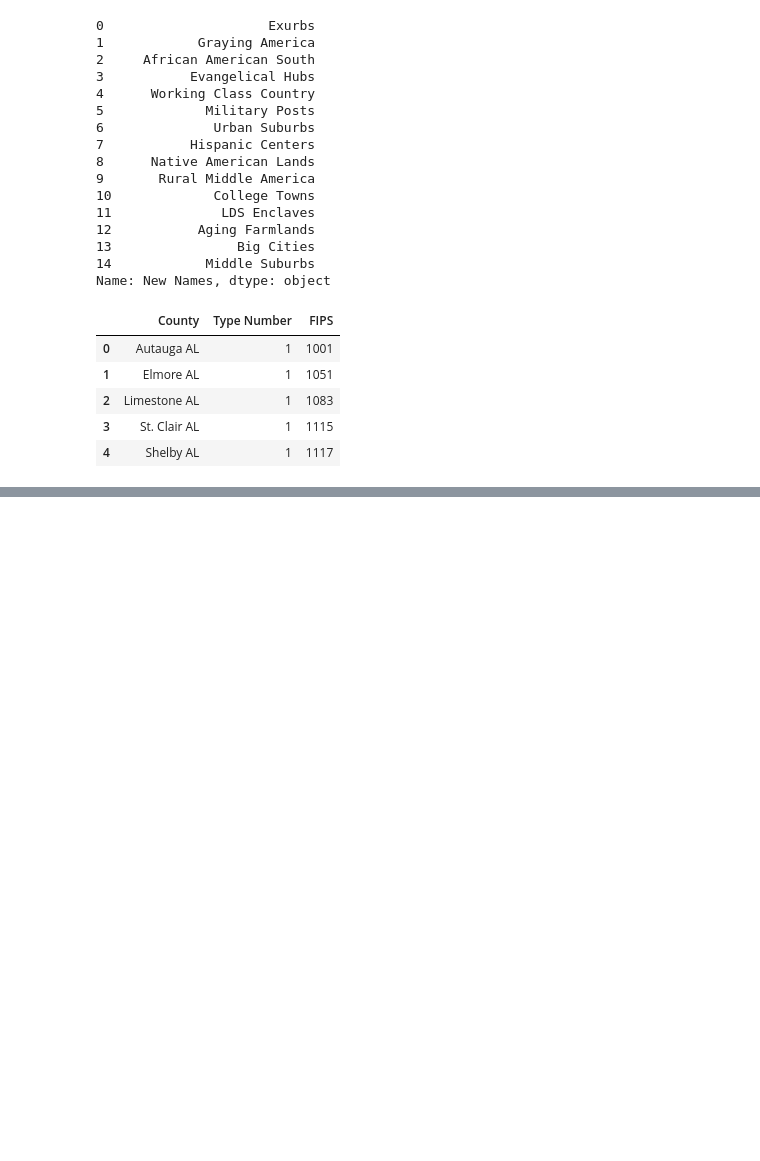
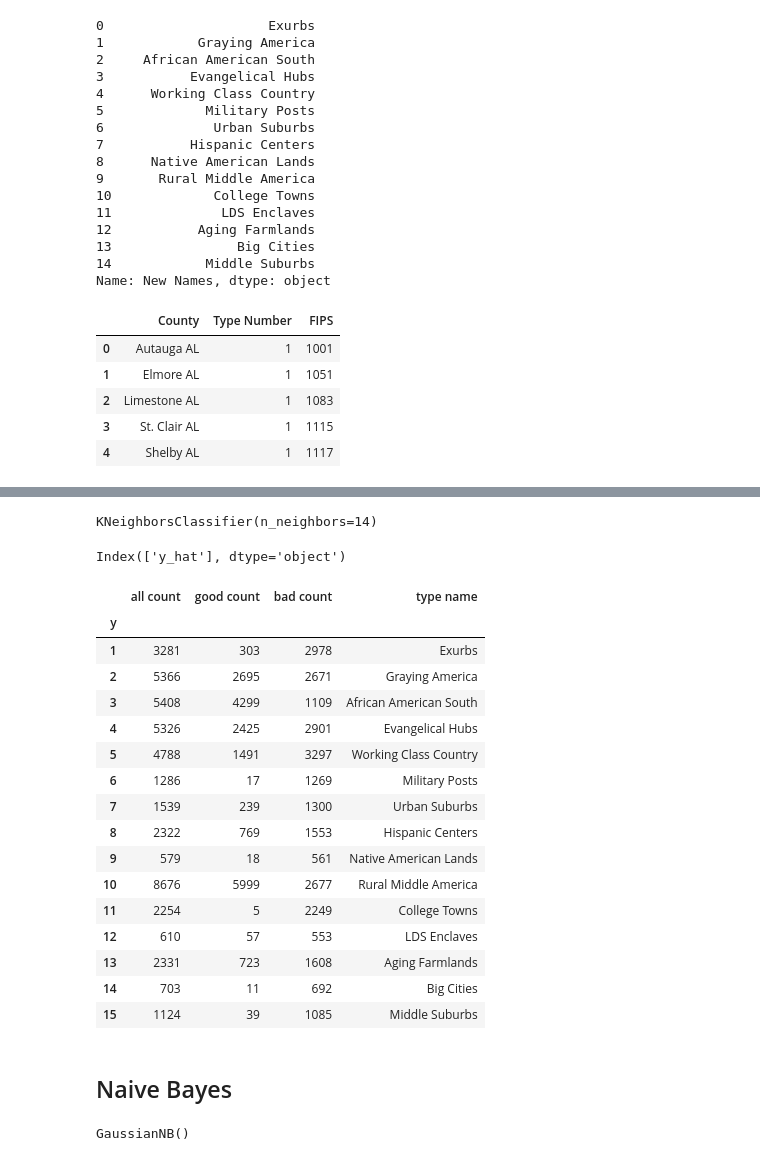
Before and after one commit to talajune/Ace_the_SATS, a Jupyter notebook: first_pass_climate.ipynb, the cells around one changed output, grey strips where cells are left out. Cells and saved outputs as stored; diff of their text form; code cells hidden in the pictures; blank space fills up the shorter version.

```diff
--- a/first_pass_climate.ipynb
+++ b/first_pass_climate.ipynb
@@ -189,0 +210,6 @@ df2[df2.y != df2.y_hat]
+# %%
+from sklearn.neighbors import KNeighborsClassifier
+knn = KNeighborsClassifier(14)
+knn.fit(X_train, y_train)
+# %% [output]
+KNeighborsClassifier(n_neighbors=14)
@@ -189,0 +227,47 @@ df2[df2.y != df2.y_hat]
+# %%
+df_test = pd.DataFrame(columns=['y', 'y_hat'])
+df_test.y = y_test['Type Number']
+df_test.y_hat = test
+# %%
+all_ = df_test.groupby(df_test.y).count()
+# %%
+df_good = df_test[df_test.y == df_test.y_hat]
+good = df_good.groupby(df_good.y).count()
+# %%
+df_bad = df_test[df_test.y != df_test.y_hat]
+bad = df_bad.groupby(df_bad.y).count()
+# %%
+bad.columns
+# %% [output]
+Index(['y_hat'], dtype='object')
+# %%
+df_compare_knn = pd.concat([all_, good, bad], axis=1)
+df_compare_knn.columns = ['all count', 'good count', 'bad count']
+df_compare_knn['type name'] = fips_dict.values()
+df_compare_knn
+# %% [output]
+|  | all count | good count | bad count | type name |
+| y |  |  |  |  |
+| 1 | 3281 | 303 | 2978 | Exurbs |
+| 2 | 5366 | 2695 | 2671 | Graying America |
+| 3 | 5408 | 4299 | 1109 | African American South |
+| 4 | 5326 | 2425 | 2901 | Evangelical Hubs |
+| 5 | 4788 | 1491 | 3297 | Working Class Country |
+| 6 | 1286 | 17 | 1269 | Military Posts |
+| 7 | 1539 | 239 | 1300 | Urban Suburbs |
+| 8 | 2322 | 769 | 1553 | Hispanic Centers |
+| 9 | 579 | 18 | 561 | Native American Lands |
+| 10 | 8676 | 5999 | 2677 | Rural Middle America |
+| 11 | 2254 | 5 | 2249 | College Towns |
+| 12 | 610 | 57 | 553 | LDS Enclaves |
+| 13 | 2331 | 723 | 1608 | Aging Farmlands |
+| 14 | 703 | 11 | 692 | Big Cities |
+| 15 | 1124 | 39 | 1085 | Middle Suburbs |
+# %% [markdown]
+## Naive Bayes
+# %%
+from sklearn.naive_bayes import GaussianNB
+nb = GaussianNB()
+nb.fit(X_train, y_train)
+# %% [output]
+GaussianNB()
```
Also changed, not shown: parts of 48 cells of this notebook, 4 other files.
